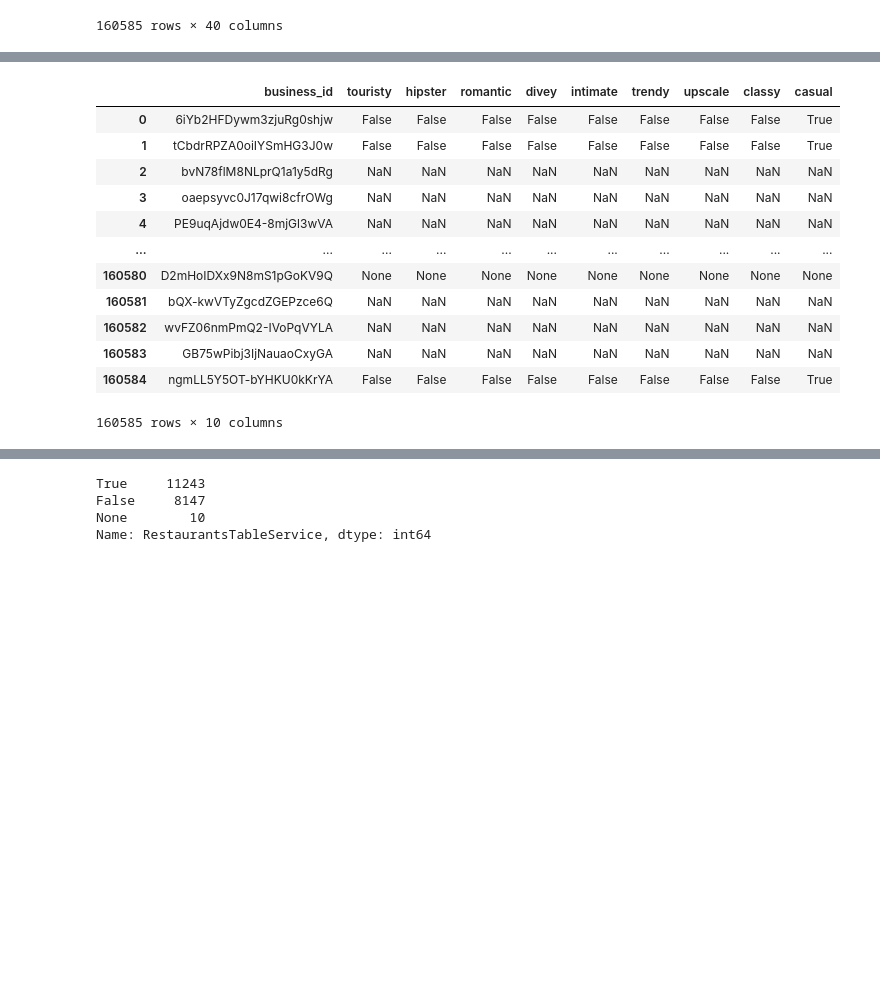
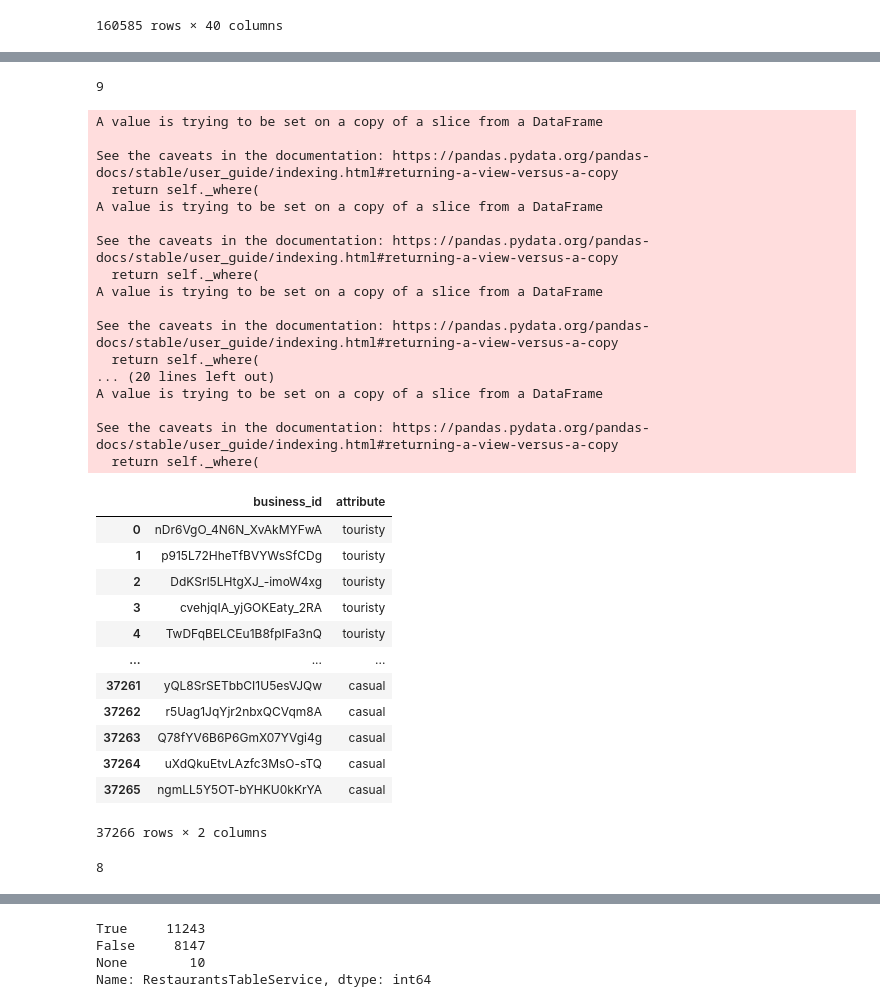
Before and after one commit to connie-ho/data-bites, a Jupyter notebook: Data_Exploration.ipynb, the cells around one changed output, grey strips where cells are left out. Drawn from its saved outputs; the diff is of its cells as text; code cells hidden in the pictures; blank space fills up the shorter version.

Commit message:
Updated sql files and csv output files to reflect row view instead of one-hot

```diff
--- a/Data_Exploration.ipynb
+++ b/Data_Exploration.ipynb
@@ -480,0 +518,24 @@ def get_exploded_df(df_orig, column):
+# %%
+def get_business_attribute_exploded(df_business_attributes):
+    df_business_attributes_raw = df_business_attributes.copy()
+    bool_attributes = df_business_attributes.columns
+
+    business_id = []
+    attributes = []
+
+    # def change_list_vals(row, col):
+    #     if not pd.isna(row):
+    #         return f"{row}_{col}"
+
+    for col in bool_attributes[1:]:
+        df_col = df_business_attributes_raw[['business_id',col]]
+        df_col[col].mask(df_col[col]==True, col, inplace=True)
+        df_col[col].where(df_col[col]==col, pd.NA, inplace=True)
+
+        df_col = df_col.dropna()
+        business_id.extend(df_col.business_id.values)
+        attributes.extend(df_col[col].values)
+
+    df_business_attributes_exploded = pd.DataFrame({'business_id':business_id,'attribute':attributes})
+
+    return df_business_attributes_exploded
@@ -515,20 +585,46 @@ Name: Ambience, Length: 160585, dtype: object
+# %%
+df_business_attributes_business_parking.attribute.str.len().max()
+# %% [output]
+9
 # %%
 df_business_attributes_ambience = get_exploded_df(df_business_attributes, 'Ambience')
-df_business_attributes_ambience.to_csv(f"{csv_folder}/yelp_academic_dataset_business_attributes_Ambience.csv", index=False)
+df_business_attributes_ambience = get_business_attribute_exploded(df_business_attributes_ambience)
+df_business_attributes_ambience.to_csv(f"{csv_folder}/yelp_academic_dataset_business_attributes_Ambience_exploded.csv", index=False)
 df_business_attributes_ambience
 # %% [output]
+A value is trying to be set on a copy of a slice from a DataFrame
+
+See the caveats in the documentation: https://pandas.pydata.org/pandas-docs/stable/user_guide/indexing.html#returning-a-view-versus-a-copy
+  return self._where(
+A value is trying to be set on a copy of a slice from a DataFrame
+
+See the caveats in the documentation: https://pandas.pydata.org/pandas-docs/stable/user_guide/indexing.html#returning-a-view-versus-a-copy
+  return self._where(
+A value is trying to be set on a copy of a slice from a DataFrame
+
+See the caveats in the documentation: https://pandas.pydata.org/pandas-docs/stable/user_guide/indexing.html#returning-a-view-versus-a-copy
+  return self._where(
+... (20 lines left out)
+A value is trying to be set on a copy of a slice from a DataFrame
+
+See the caveats in the documentation: https://pandas.pydata.org/pandas-docs/stable/user_guide/indexing.html#returning-a-view-versus-a-copy
+  return self._where(
-|  | business_id | touristy | hipster | romantic | divey | intimate | trendy | upscale | classy | casual |
-| 0 | 6iYb2HFDywm3zjuRg0shjw | False | False | False | False | False | False | False | False | True |
-| 1 | tCbdrRPZA0oiIYSmHG3J0w | False | False | False | False | False | False | False | False | True |
-| 2 | bvN78flM8NLprQ1a1y5dRg | NaN | NaN | NaN | NaN | NaN | NaN | NaN | NaN | NaN |
-| 3 | oaepsyvc0J17qwi8cfrOWg | NaN | NaN | NaN | NaN | NaN | NaN | NaN | NaN | NaN |
-| 4 | PE9uqAjdw0E4-8mjGl3wVA | NaN | NaN | NaN | NaN | NaN | NaN | NaN | NaN | NaN |
-| ... | ... | ... | ... | ... | ... | ... | ... | ... | ... | ... |
-| 160580 | D2mHoIDXx9N8mS1pGoKV9Q | None | None | None | None | None | None | None | None | None |
-| 160581 | bQX-kwVTyZgcdZGEPzce6Q | NaN | NaN | NaN | NaN | NaN | NaN | NaN | NaN | NaN |
-| 160582 | wvFZ06nmPmQ2-IVoPqVYLA | NaN | NaN | NaN | NaN | NaN | NaN | NaN | NaN | NaN |
-| 160583 | GB75wPibj3IjNauaoCxyGA | NaN | NaN | NaN | NaN | NaN | NaN | NaN | NaN | NaN |
-| 160584 | ngmLL5Y5OT-bYHKU0kKrYA | False | False | False | False | False | False | False | False | True |
+|  | business_id | attribute |
+| 0 | nDr6VgO_4N6N_XvAkMYFwA | touristy |
+| 1 | p915L72HheTfBVYWsSfCDg | touristy |
+| 2 | DdKSrl5LHtgXJ_-imoW4xg | touristy |
+| 3 | cvehjqIA_yjGOKEaty_2RA | touristy |
+| 4 | TwDFqBELCEu1B8fpIFa3nQ | touristy |
+| ... | ... | ... |
+| 37261 | yQL8SrSETbbCI1U5esVJQw | casual |
+| 37262 | r5Uag1JqYjr2nbxQCVqm8A | casual |
+| 37263 | Q78fYV6B6P6GmX07YVgi4g | casual |
+| 37264 | uXdQkuEtvLAzfc3MsO-sTQ | casual |
+| 37265 | ngmLL5Y5OT-bYHKU0kKrYA | casual |
-160585 rows × 10 columns
+37266 rows × 2 columns
+# %%
+df_business_attributes_ambience.attribute.str.len().max()
+# %% [output]
+8
 # %%
 df_business_attributes_gfm = get_exploded_df(df_business_attributes, 'GoodForMeal')
```
Also changed, not shown: parts of 21 cells of this notebook, 3 other files.
